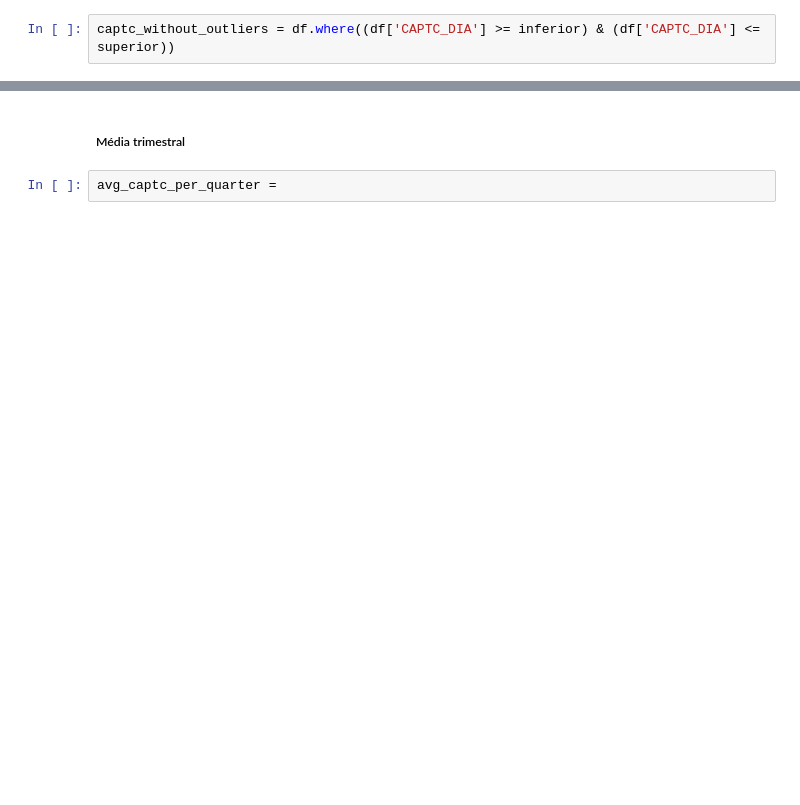
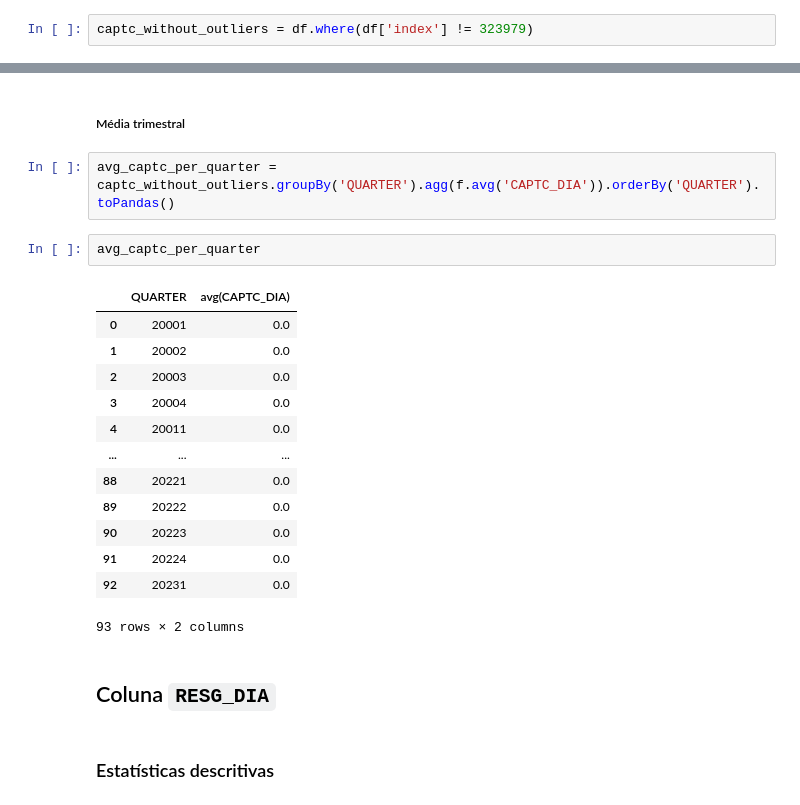
Before and after one commit to PauloMarvin/ETL-CVM, a Jupyter notebook: 03_refined_data_analysis.ipynb, the cells around one changed output, grey strips where cells are left out. Cells and saved outputs as stored; diff of their text form; blank space fills up the shorter version.

```diff
--- a/03_refined_data_analysis.ipynb
+++ b/03_refined_data_analysis.ipynb
@@ -684,2 +738,2 @@ superior = Q3 + (1.5 * IIQ)
 # %%
-captc_without_outliers = df.where((df['CAPTC_DIA'] >= inferior) & (df['CAPTC_DIA'] <= superior))
+captc_without_outliers = df.where(df['index'] != 323979)
@@ -735,5 +778,25 @@ fig.show()
 [interactive output not drawn]
 # %% [markdown]
 ##### Média trimestral
+# %%
+avg_captc_per_quarter = captc_without_outliers.groupBy('QUARTER').agg(f.avg('CAPTC_DIA')).orderBy('QUARTER').toPandas()
 # %%
-avg_captc_per_quarter =
+avg_captc_per_quarter
+# %% [output]
+|  | QUARTER | avg(CAPTC_DIA) |
+| 0 | 20001 | 0.0 |
+| 1 | 20002 | 0.0 |
+| 2 | 20003 | 0.0 |
+| 3 | 20004 | 0.0 |
+| 4 | 20011 | 0.0 |
+| ... | ... | ... |
+| 88 | 20221 | 0.0 |
+| 89 | 20222 | 0.0 |
+| 90 | 20223 | 0.0 |
+| 91 | 20224 | 0.0 |
+| 92 | 20231 | 0.0 |
+93 rows × 2 columns
+# %% [markdown]
+## Coluna `RESG_DIA`
+# %% [markdown]
+### Estatísticas descritivas
```
Also changed, not shown: parts of 40 cells of this notebook.
